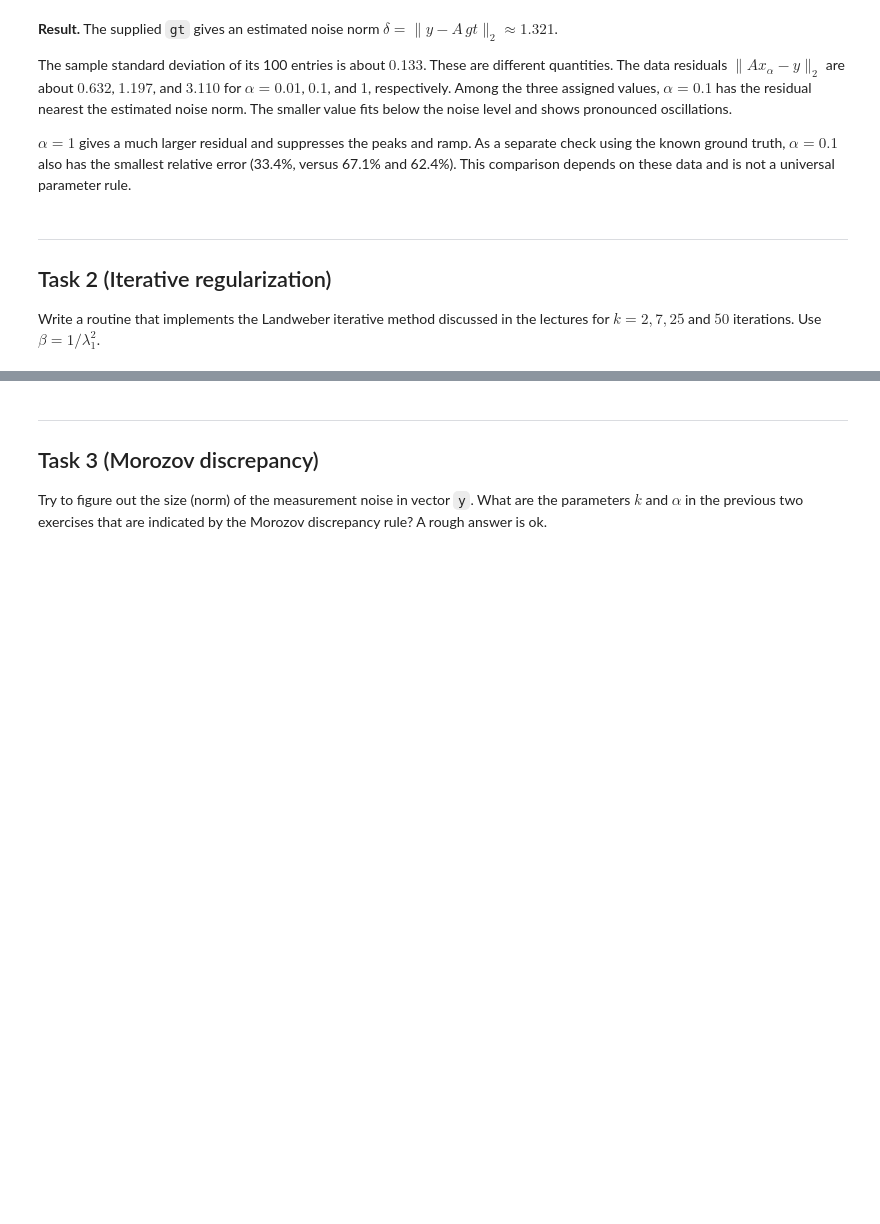
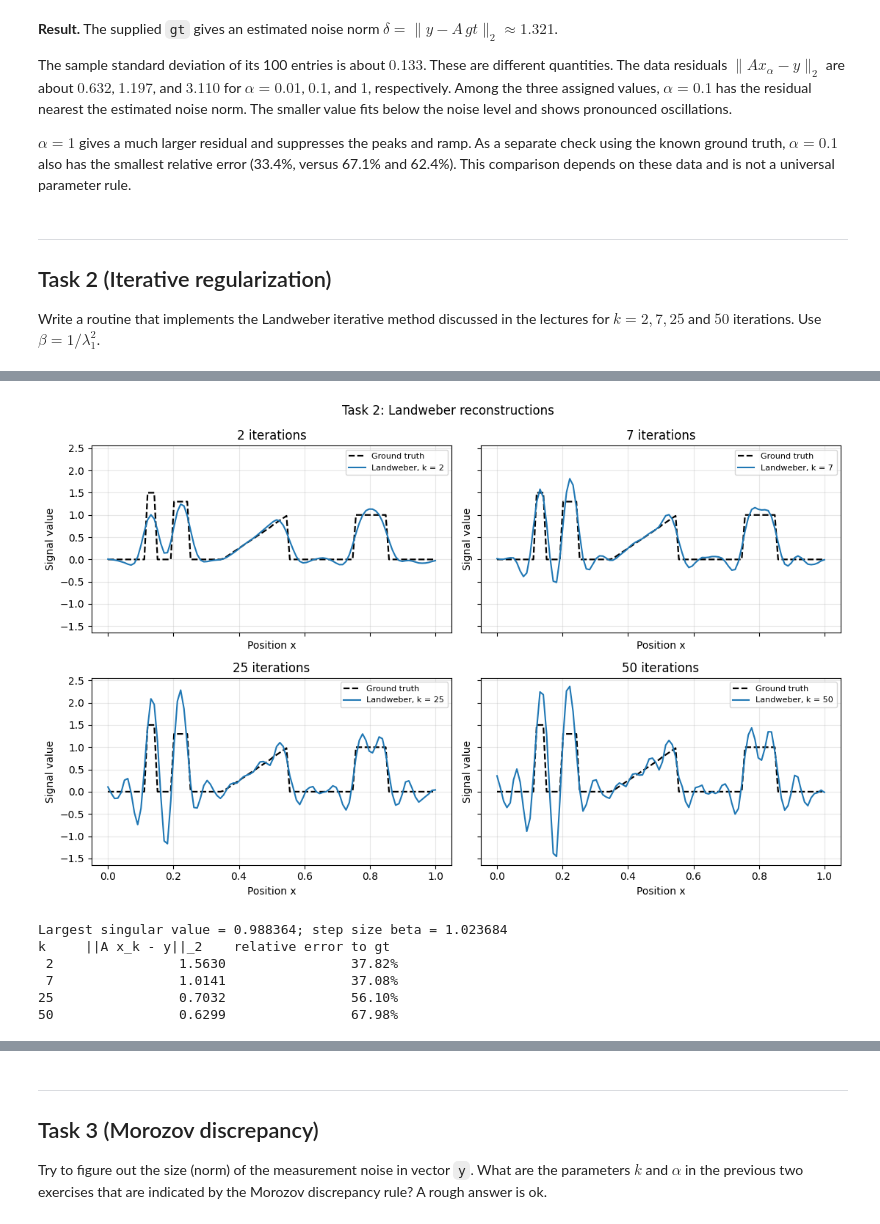
Before and after one commit to AdrianKhalatbari/Inverse_Problems_Exercises, a Jupyter notebook: 3_X-ray_CT/Exercise02_Khalatbari_Mohammad.ipynb, the cells around one changed output, grey strips where cells are left out. Cells and saved outputs as stored; diff of their text form; code cells hidden in the pictures; blank space fills up the shorter version.

Commit message:
Exercise 2 - Task 2

```diff
--- a/3_X-ray_CT/Exercise02_Khalatbari_Mohammad.ipynb
+++ b/3_X-ray_CT/Exercise02_Khalatbari_Mohammad.ipynb
@@ -124,0 +133,42 @@ Write a routine that implements the Landweber iterative method discussed in the
+# %%
+# Step 5: Use the assignment's step size based on the largest singular value of A
+iteration_counts = (2, 7, 25, 50)
+lambda_1 = la.svdvals(A)[0]
+beta = 1.0 / lambda_1**2
+
+# Step 6: Start at zero and retain independent copies at the requested iterations
+landweber_x = np.zeros(A.shape[1])
+landweber_reconstructions = {}
+for k in range(1, max(iteration_counts) + 1):
+    landweber_x = landweber_x + beta * (A.T @ (y - A @ landweber_x))
+    if k in iteration_counts:
+        landweber_reconstructions[k] = landweber_x.copy()
+
+# Step 7: Compare the four iterates with the supplied ground truth on common axes
+fig2, axes2 = plt.subplots(2, 2, figsize=(11, 7), sharex=True, sharey=True)
+for ax, k in zip(axes2.flat, iteration_counts):
+    ax.plot(x, gt, "k--", linewidth=1.6, label="Ground truth")
+    ax.plot(x, landweber_reconstructions[k], linewidth=1.5,
+            label=f"Landweber, k = {k}")
+    ax.set(title=f"{k} iterations", xlabel="Position x", ylabel="Signal value")
+    ax.grid(alpha=0.3)
+    ax.legend(loc="upper right", fontsize=8)
+fig2.suptitle("Task 2: Landweber reconstructions")
+fig2.tight_layout()
+plt.show()
+
+# Residuals measure data fit, and errors against gt are available only in this example
+print(f"Largest singular value = {lambda_1:.6f}; step size beta = {beta:.6f}")
+print("k     ||A x_k - y||_2    relative error to gt")
+for k, reconstruction in landweber_reconstructions.items():
+    residual = la.norm(A @ reconstruction - y)
+    relative_error = la.norm(reconstruction - gt) / la.norm(gt)
+    print(f"{k:2d}    {residual:18.4f}    {relative_error:18.2%}")
+# %% [output]
+[figure, added]
+Largest singular value = 0.988364; step size beta = 1.023684
+k     ||A x_k - y||_2    relative error to gt
+ 2                1.5630                37.82%
+ 7                1.0141                37.08%
+25                0.7032                56.10%
+50                0.6299                67.98%
```
Also changed, not shown: parts of 3 cells of this notebook.
